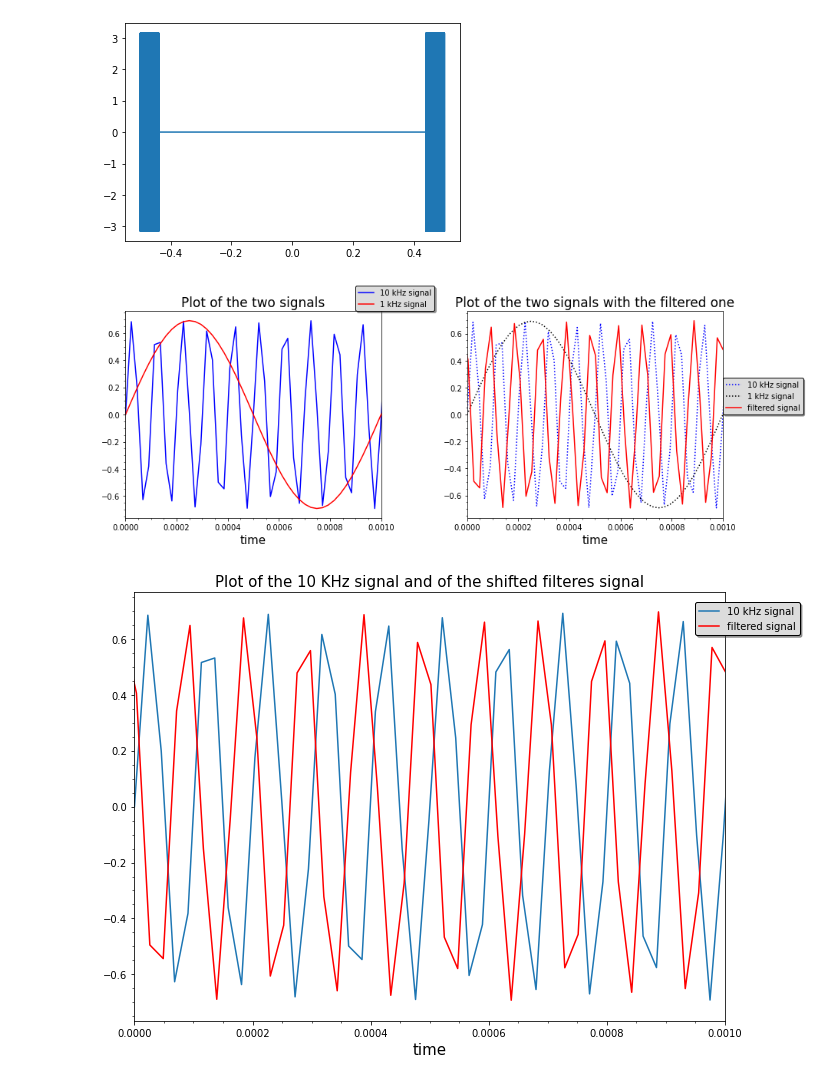
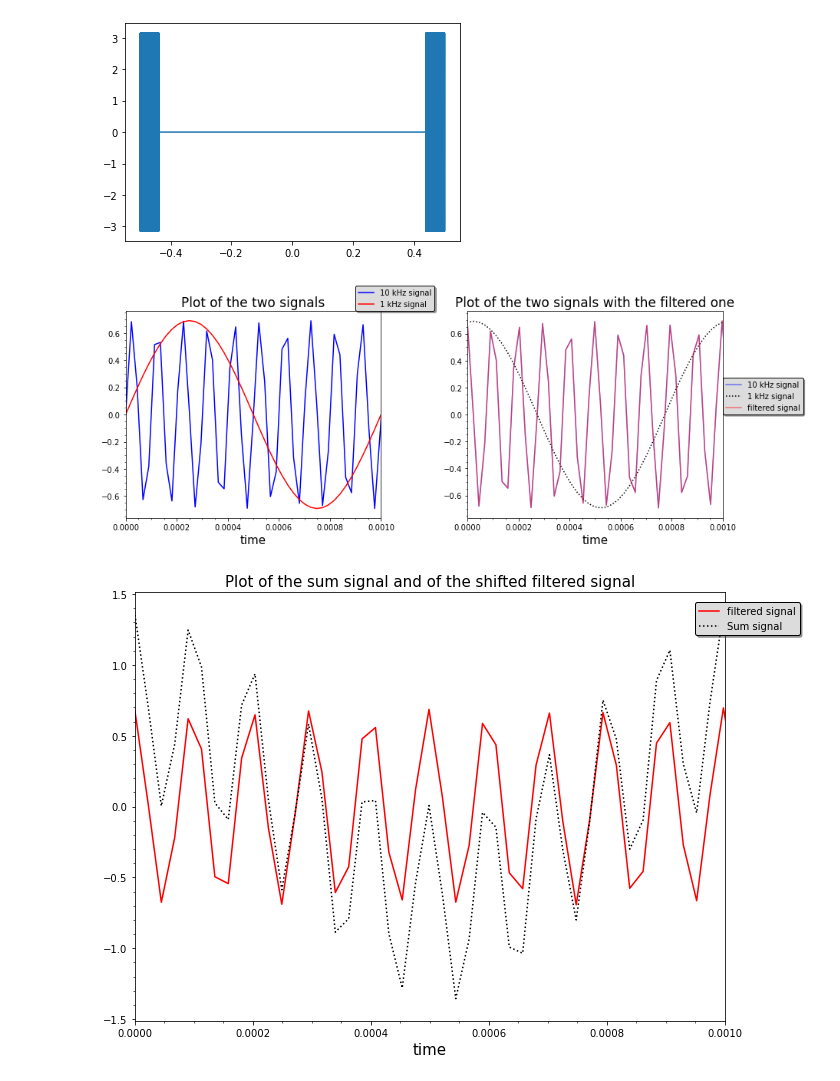
Before and after one commit to GiacomoFrn/MAPD_modA, a Jupyter notebook: python_part.ipynb, the cells around one changed output. Saved outputs shown, nothing was run; the diff lists cells and outputs as text; code cells hidden in the pictures.

Commit message:
time axis shifetd

```diff
--- a/python_part.ipynb
+++ b/python_part.ipynb
@@ -95,7 +95,7 @@ plt.show()
 pow_audio_signal_1 = sig_audio_1 / np.power(2, 15)      #normalizzazione
 pow_audio_signal_2 = sig_audio_2 / np.power(2, 15)      #normalizzazione
 time_axis = np.arange(0, len(pow_audio_signal_1), 1) / float(freq_sample_1)
-
+#time_axis = np.linspace(0, len(pow_audio_signal_1), )
 
 fig, ax = plt.subplots(nrows=1, ncols=2, figsize=(13,5))
 ax[0].plot(time_axis, pow_audio_signal_1, color='blue', label='10 kHz signal')
@@ -116,39 +116,40 @@ N=len(coeff)+len(sig_audio_1)-1 #lunghezza della convoluzione (lunghezza segnale
 
 #fft_coeff = fftpack.fft(coeff,N)    #Shift della fase
 fft_somma = fftpack.fft(somma,N)
-out = fft_somma*fft_coeff_corr
+out_corr = fft_somma*fft_coeff_corr
+out = fft_somma*fft_coeff
 freqs = fftpack.fftfreq(N)
 idx=np.argsort(freqs)
 #TIME DOMAIN FILTERED SIGNAL
 time_output = fftpack.ifft(out,N)
+time_output_corr = fftpack.ifft(out_corr,N)
 #print(time_output)
 time_output=time_output[numtaps-1:]
-ax[1].plot(time_axis,pow_audio_signal_1,':',color='blue', label='10 kHz signal')
-ax[1].plot(time_axis,pow_audio_signal_2,':',color='black', label='1 kHz signal')
-ax[1].plot(time_axis-0.00011,time_output,color='red', label='filtered signal')
-ax[1].set_xlim(right=1/1000,left=0)
+time_output_corr=time_output_corr[numtaps-1:]
+ax[1].plot(time_axis-(10/freq_sample_1),pow_audio_signal_1,color='blue', label='10 kHz signal', alpha=0.5)# Non prendiamo i primi 10, quindi shiftiamo l'11 al primo posto
+ax[1].plot(time_axis-(10/freq_sample_1),pow_audio_signal_2,':',color='black', label='1 kHz signal')
+ax[1].plot(time_axis,time_output_corr,color='red', label='filtered signal', alpha=0.5)
+ax[1].set_xlim(left=0, right=1/1000)
 ax[1].set_xlabel('time', fontsize=15)
 ax[1].legend(shadow=True, framealpha=1, facecolor='gainsboro', edgecolor='black', prop={'size':10}, loc=[1,0.5])
 ax[1].set_title('Plot of the two signals with the filtered one', fontsize=17)
 ax[1].minorticks_on()
 
-
+#0.5*(freq_sample_1)/(10*10000*1000)
 
 fig.tight_layout()
 # %% [output]
-[figure, old version]
+[figure, new version]
 # %%
 fig, ax = plt.subplots(nrows=1, ncols=1, figsize=(10,7))
-shifted_filter = fft.fftshift(time_output)
-shifted_signal = fft.fftshift(pow_audio_signal_1)
-ax.plot(time_axis, shifted_signal, label='10 kHz signal')
-ax.plot(time_axis-0.00011,shifted_filter ,color='red', label='filtered signal')
+ax.plot(time_axis, time_output_corr,color='red', label='filtered signal')
+ax.plot(time_axis-(10/freq_sample_1),somma,':',color='black', label='Sum signal')
+ax.legend(shadow=True, framealpha=1, facecolor='gainsboro', edgecolor='black', prop={'size':10}, loc=[0.95,0.9])
+ax.set_xlim(right=1/1000,left=0)
+ax.set_title('Plot of the sum signal and of the shifted filtered signal', fontsize=15)
+ax.minorticks_on()
 ax.set_xlabel('time', fontsize=15)
-ax.set_xlim(right=1/1000,left=0)
-ax.set_title('Plot of the 10 KHz signal and of the shifted filteres signal', fontsize=15)
-ax.legend(shadow=True, framealpha=1, facecolor='gainsboro', edgecolor='black', prop={'size':10}, loc=[0.95,0.9])
-ax.minorticks_on()
 
 fig.tight_layout()
 # %% [output]
-[figure, old version]
+[figure, new version]
```
Also changed, not shown: parts of 4 cells of this notebook.
